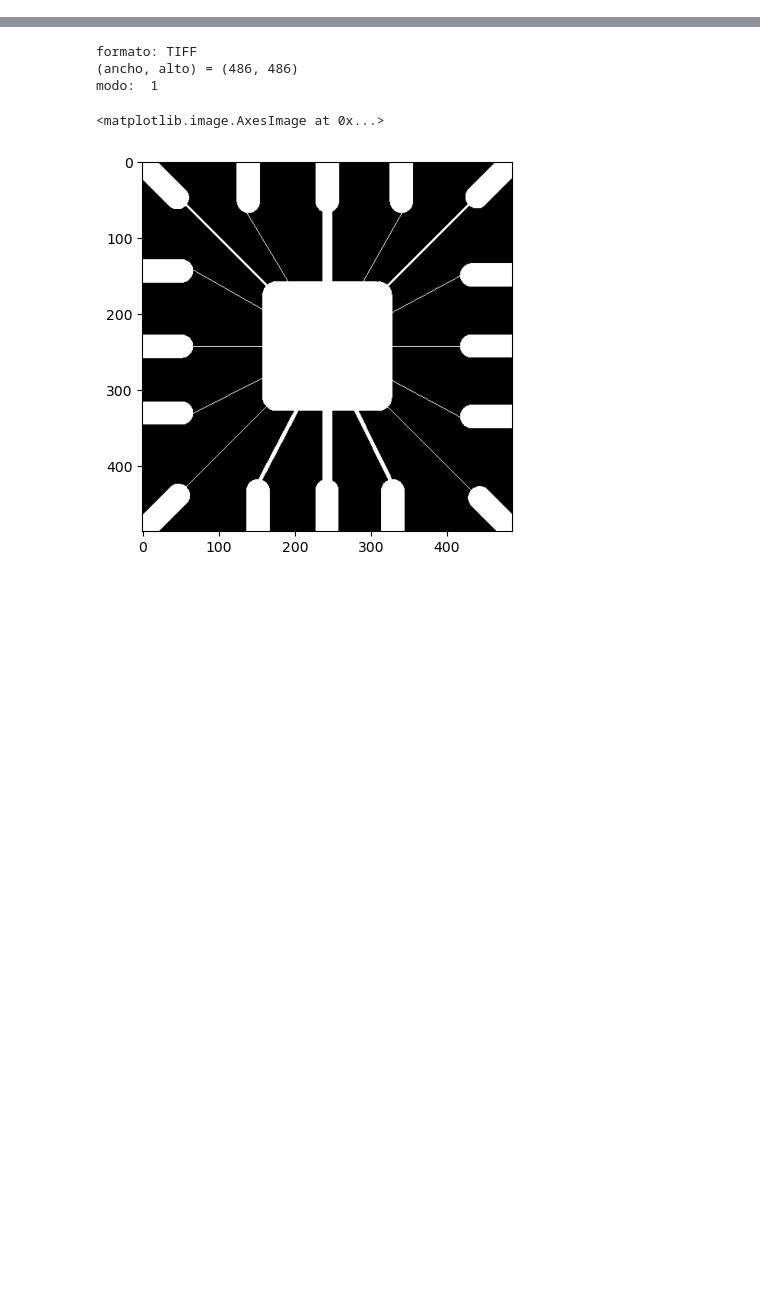
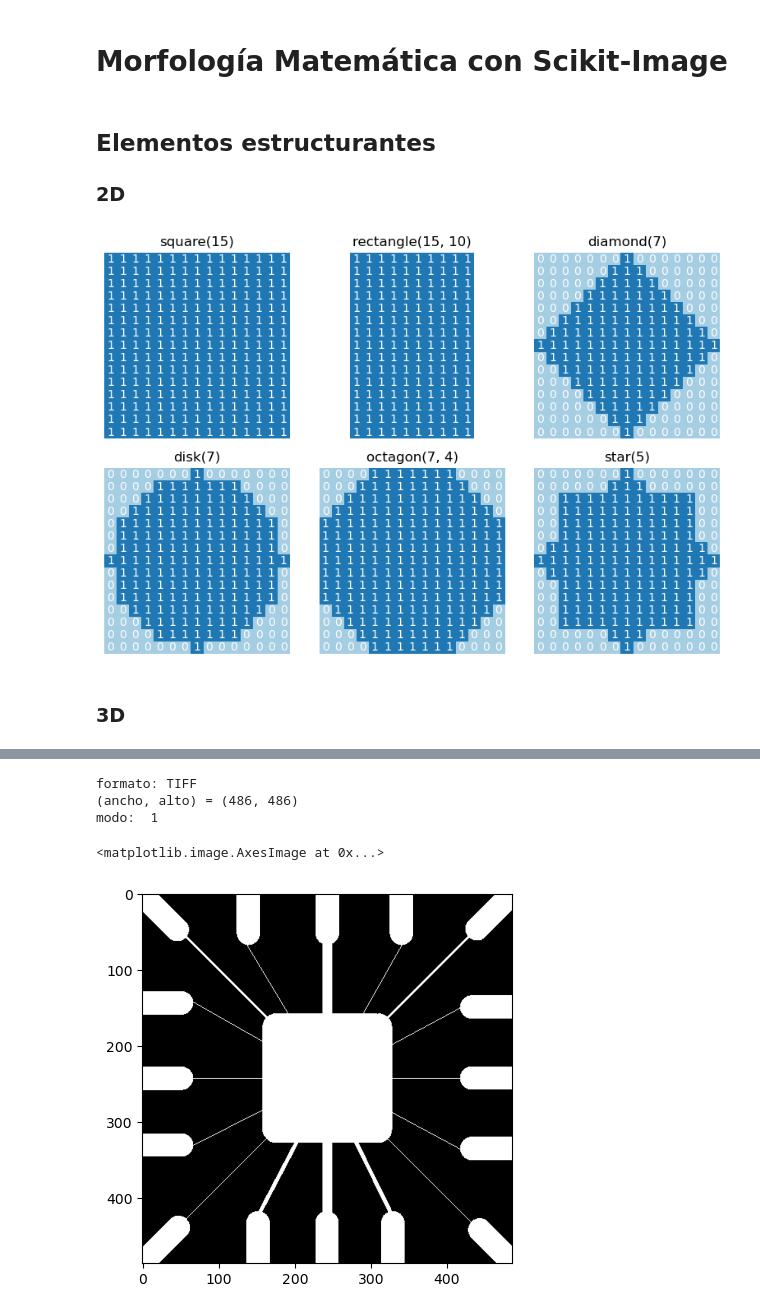
Before and after one commit to ULPGC-GTMA/ULPGC-TIV, a Jupyter notebook: Morfología.ipynb, the cells around one changed output, grey strips where cells are left out. Drawn from its saved outputs; the diff is of its cells as text; code cells hidden in the pictures; blank space fills up the shorter version.

Commit message:
morfología

```diff
--- a/Morfología.ipynb
+++ b/Morfología.ipynb
@@ -1,3 +1,5 @@
+# %% [markdown]
+# Morfología Matemática con Scikit-Image
 # %%
 import numpy as np
 import matplotlib.pyplot as plt
@@ -8,0 +18,34 @@ from skimage.morphology import binary_erosion, binary_dilation, binary_opening,
+# %% [markdown]
+## Elementos estructurantes
+
+### 2D
+# %%
+struc_2d = {
+    "square(15)": square(15),
+    "rectangle(15, 10)": rectangle(15, 10),
+    "diamond(7)": diamond(7),
+    "disk(7)": disk(7),
+    "octagon(7, 4)": octagon(7, 4),
+    "star(5)": star(5)
+}
+# %%
+fig = plt.figure(figsize=(8, 8))
+
+idx = 1
+for title, struc in struc_2d.items():
+    ax = fig.add_subplot(3, 3, idx)
+    ax.imshow(struc, cmap="Paired", vmin=0, vmax=12)
+    for i in range(struc.shape[0]):
+        for j in range(struc.shape[1]):
+            ax.text(j, i, struc[i, j], ha="center", va="center", color="w")
+    ax.set_axis_off()
+    ax.set_title(title)
+    idx += 1
+
+
+fig.tight_layout()
+plt.show()
+# %% [output]
+[figure, added]
+# %% [markdown]
+### 3D
```
Also changed, not shown: parts of 50 cells of this notebook, 1 other file.
